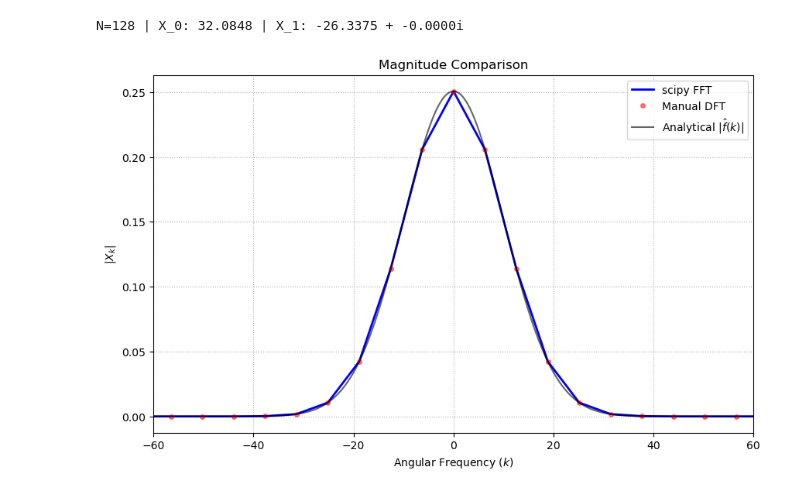
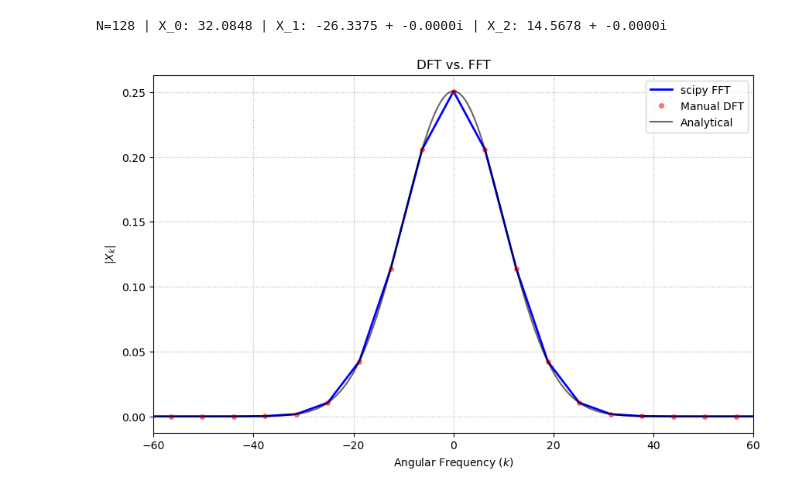
Before and after one commit to punyapaudel/hw5, a Jupyter notebook: 1c.ipynb, the cells around one changed output. Cells and saved outputs as stored; diff of their text form; code cells hidden in the pictures.

```diff
--- a/1c.ipynb
+++ b/1c.ipynb
@@ -7,42 +7,42 @@ from scipy.fft import fft, fftshift, fftfreq
 N = 128
 x = np.linspace(0, 1, N, endpoint=False)
 xn = np.exp(-50 * (x - 0.5)**2)
 
 # Manual DFT
 n_idx = np.arange(N)
 k_idx = n_idx.reshape((N, 1))
 W = np.exp(-2j * np.pi * k_idx * n_idx / N)
 Xk_manual = np.dot(W, xn)
 
 # Off-the-shelf FFT
 Xk_fft = fft(xn)
-print(f"N={N} | X_0: {Xk_fft[0].real:.4f} | X_1: {Xk_fft[1].real:.4f} + {Xk_fft[1].imag:.4f}i")
+print(f"N={N} | X_0: {Xk_fft[0].real:.4f} | X_1: {Xk_fft[1].real:.4f} + {Xk_fft[1].imag:.4f}i | X_2: {Xk_fft[2].real:.4f} + {Xk_fft[2].imag:.4f}i")
 
 # Analytical result from part (a)
-k_cont = np.linspace(-60, 60, 500)
-analytical = np.sqrt(np.pi / 50) * np.exp(-k_cont**2 / (4 * 50))
+k_fine = np.linspace(-60, 60, 500)
+analytical = np.sqrt(np.pi / 50) * np.exp(-k_fine**2 / (4 * 50)) # Analytical result from part (a)
 
 k_axis = fftshift(fftfreq(N, d=1/N)) * 2 * np.pi
 Xk_manual_shifted = fftshift(Xk_manual)
 Xk_fft_shifted = fftshift(Xk_fft)
 
 # plotting
 plt.figure(figsize=(10, 6))
 
 plt.plot(k_axis, np.abs(Xk_fft_shifted)/N, 'b-', lw=2, label='scipy FFT')
 plt.plot(k_axis, np.abs(Xk_manual_shifted)/N, 'ro', markersize=4, label='Manual DFT', alpha=0.5)
-plt.plot(k_cont, analytical, 'k-', label='Analytical $|\hat{f}(k)|$', alpha=0.6)
-plt.title('Magnitude Comparison')
+plt.plot(k_fine, analytical, 'k-', label='Analytical', alpha=0.6)
+plt.title('DFT vs. FFT')
 plt.xlabel('Angular Frequency ($k$)')
 plt.ylabel('$|X_k|$')
 plt.xlim(-60, 60)
 plt.legend()
-plt.grid(True, ls=':')
-
+plt.grid(True, linestyle=':')
+plt.savefig('1c')
 plt.show()
 # %% [output]
-N=128 | X_0: 32.0848 | X_1: -26.3375 + -0.0000i
+N=128 | X_0: 32.0848 | X_1: -26.3375 + -0.0000i | X_2: 14.5678 + -0.0000i
-[figure, old version]
+[figure, new version]
 # %%
 import time
 from scipy.fft import fft
```
Also changed, not shown: parts of 1 cell of this notebook.
